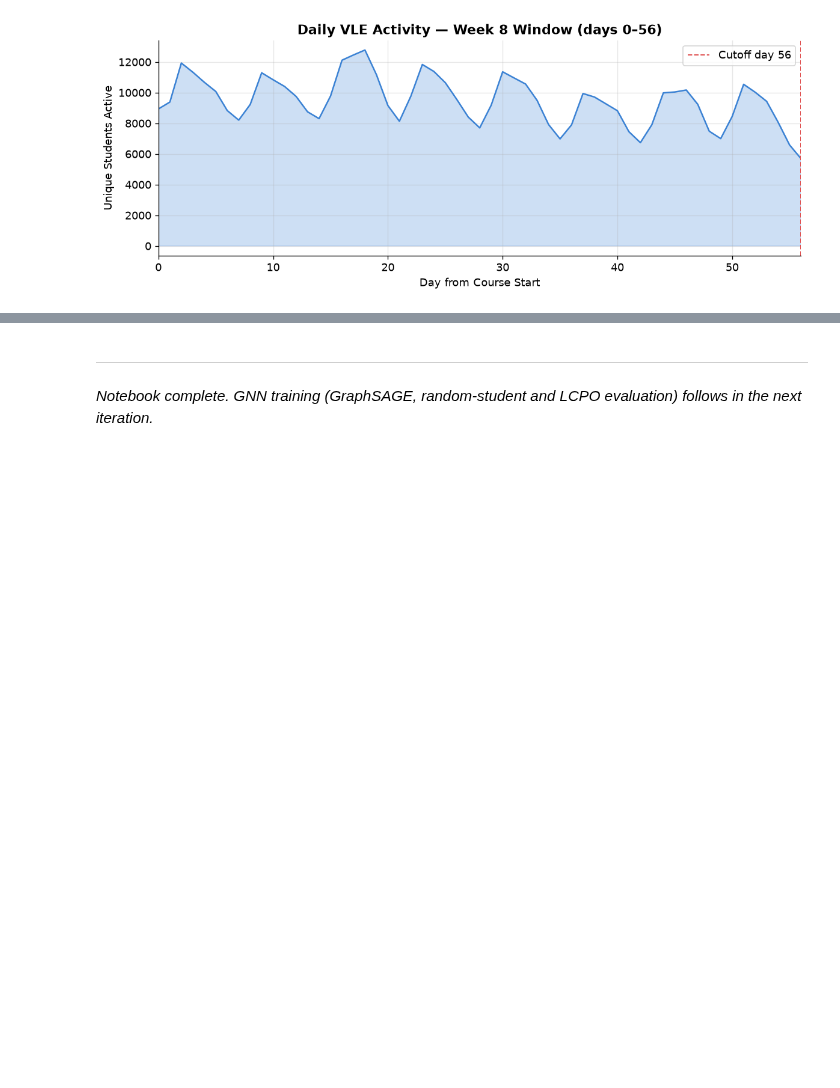
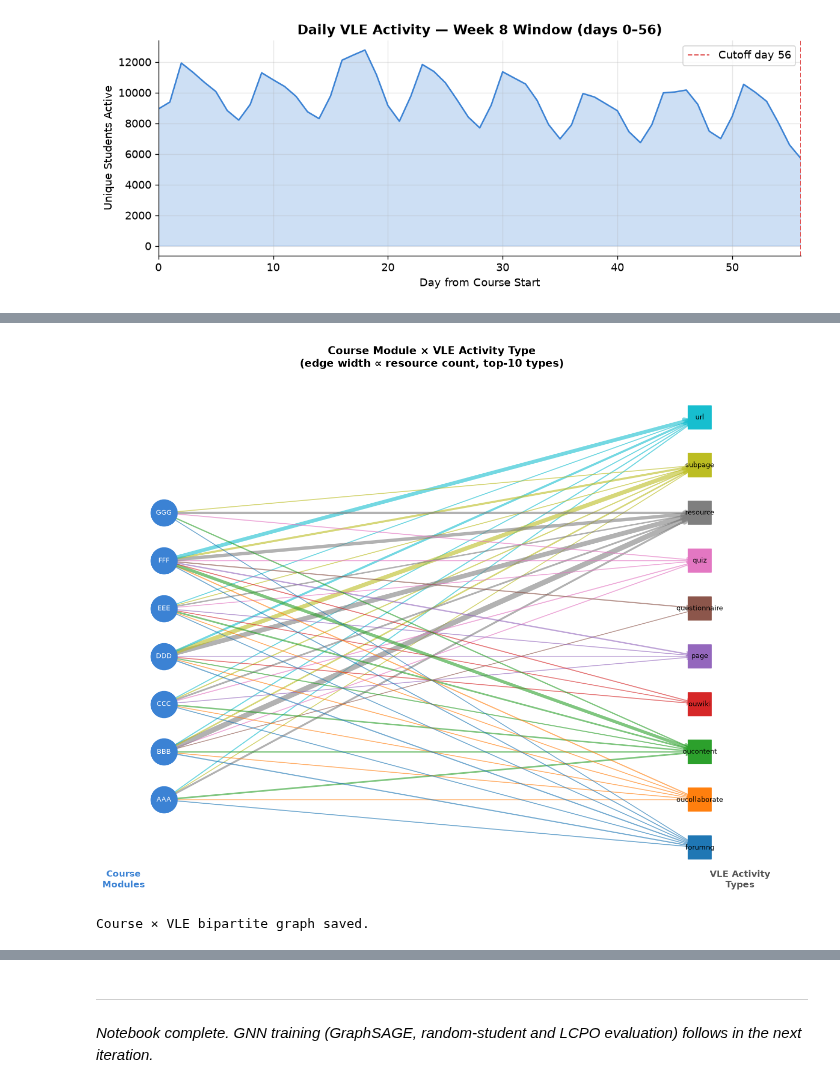
Before and after one commit to reyquiroz/OULAD_CourseAware, a Jupyter notebook: notebooks/OULAD_Graph_Analysis_Final.ipynb, the cells around one changed output, grey strips where cells are left out. Drawn from its saved outputs; the diff is of its cells as text; code cells hidden in the pictures; blank space fills up the shorter version.

```diff
--- a/notebooks/OULAD_Graph_Analysis_Final.ipynb
+++ b/notebooks/OULAD_Graph_Analysis_Final.ipynb
@@ -593,0 +688,66 @@ plt.show()
+# %%
+import networkx as nx
+import matplotlib.pyplot as plt
+import matplotlib.colors as mcolors
+import numpy as np
+
+vle_df = nodes['vle_resource'].copy()
+vle_agg = (
+    vle_df.groupby(['code_module', 'activity_type'])
+    .size().reset_index(name='count')
+)
+top_types = (
+    vle_agg.groupby('activity_type')['count'].sum()
+    .nlargest(10).index.tolist()
+)
+vle_agg = vle_agg[vle_agg['activity_type'].isin(top_types)]
+modules   = sorted(vle_agg['code_module'].unique())
+act_types = sorted(top_types)
+
+G = nx.DiGraph()
+for _, row in vle_agg.iterrows():
+    G.add_edge(row['code_module'], row['activity_type'], weight=row['count'])
+
+pos = {}
+for i, m in enumerate(modules):
+    pos[m] = np.array([-1.0, i * 1.2 - len(modules) * 0.6])
+for i, a in enumerate(act_types):
+    pos[a] = np.array([1.0, i * 1.2 - len(act_types) * 0.6 + 0.6])
+
+weights = [G[u][v]['weight'] for u, v in G.edges()]
+max_w   = max(weights)
+widths  = [1 + 5 * w / max_w for w in weights]
+
+# Use plt.colormaps instead of deprecated cm.get_cmap
+cmap_obj   = plt.colormaps['tab10'].resampled(len(act_types))
+type_color = {a: cmap_obj(i) for i, a in enumerate(act_types)}
+edge_clrs  = [type_color[v] for u, v in G.edges()]
+
+fig, ax = plt.subplots(figsize=(11, 9))
+ax.axis('off')
+nx.draw_networkx_nodes(G, pos, nodelist=modules,
+                       node_color=ACCENT, node_size=900, ax=ax)
+nx.draw_networkx_nodes(G, pos, nodelist=act_types,
+                       node_color=[type_color[a] for a in act_types],
+                       node_size=700, node_shape='s', ax=ax)
+nx.draw_networkx_edges(G, pos, width=widths, edge_color=edge_clrs,
+                       alpha=0.6, arrows=True,
+                       arrowstyle='->', arrowsize=12, ax=ax)
+nx.draw_networkx_labels(G, pos, font_size=8, font_color='white',
+                        labels={m: m for m in modules}, ax=ax)
+nx.draw_networkx_labels(G, pos, font_size=7.5,
+                        labels={a: a for a in act_types}, ax=ax)
+ax.set_title('Course Module × VLE Activity Type\n(edge width ∝ resource count, top-10 types)',
+             fontsize=12, fontweight='bold')
+ax.text(-1.15, min(y for x,y in pos.values()) - 1.0, 'Course\nModules',
+        ha='center', fontsize=10, color=ACCENT, fontweight='bold')
+ax.text( 1.15, min(y for x,y in pos.values()) - 1.0, 'VLE Activity\nTypes',
+        ha='center', fontsize=10, color='#555', fontweight='bold')
+plt.tight_layout()
+plt.savefig(PROJECT_ROOT / 'results/graph/artifacts/viz_net_course_vle.png',
+            bbox_inches='tight', dpi=150)
+plt.show()
+print('Course × VLE bipartite graph saved.')
+# %% [output]
+[figure, added]
+Course × VLE bipartite graph saved.
```
Also changed, not shown: parts of 10 cells of this notebook, 4 other files.
